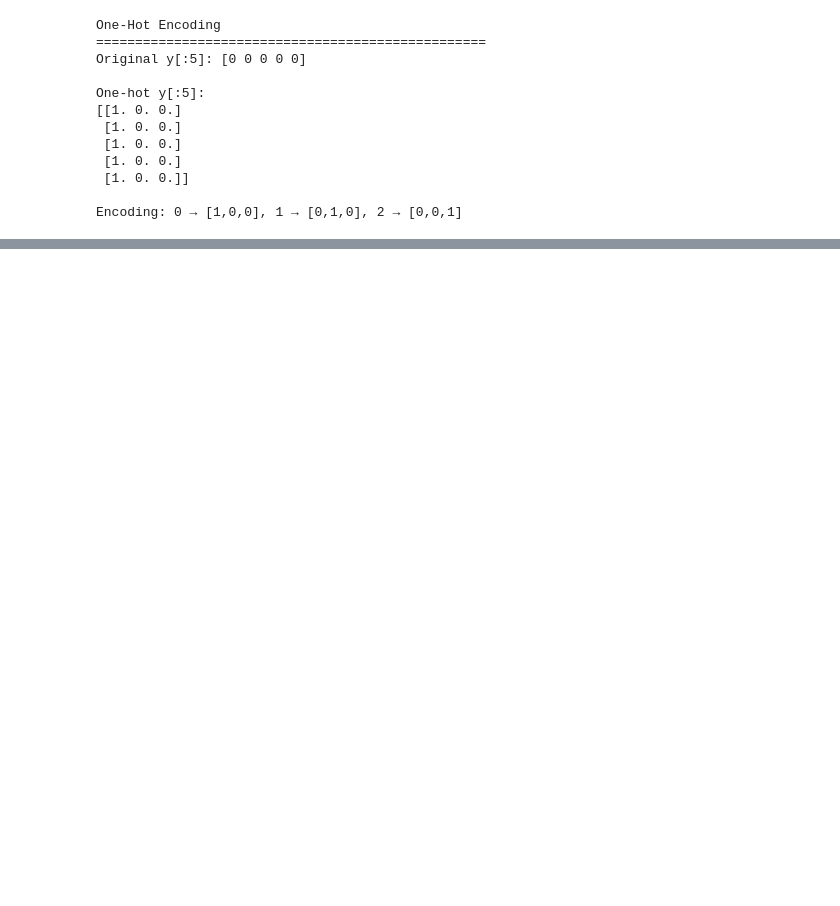
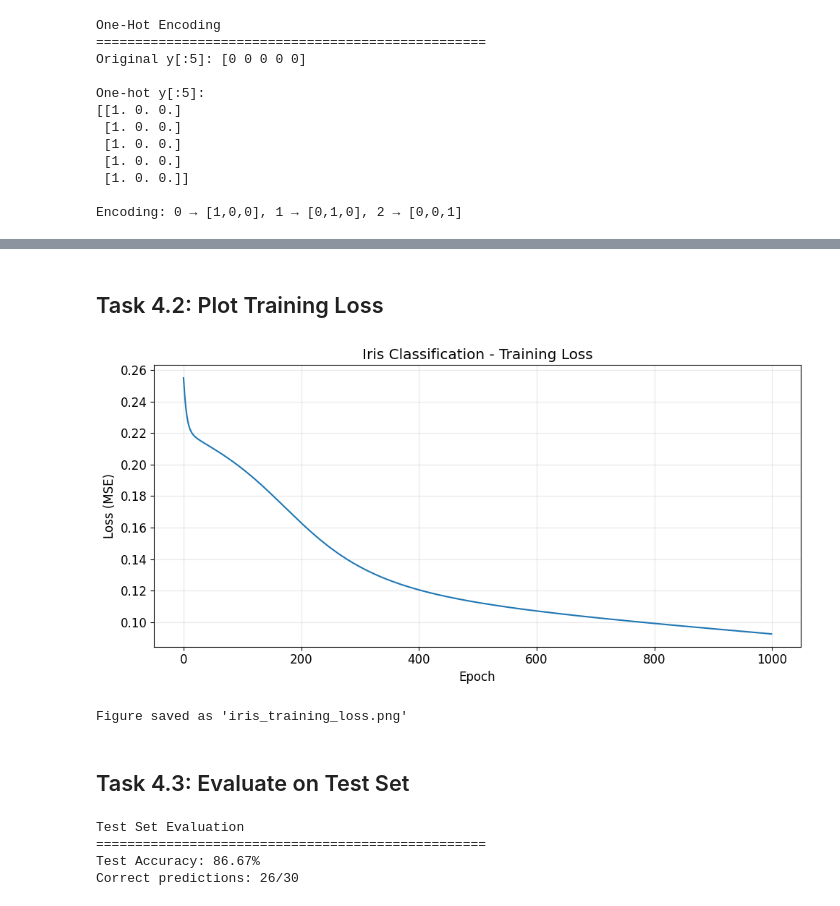
Before and after one commit to HaoYuYong/ARTIFICIAL-INTELLIGENCE, a Jupyter notebook: Lab2.ipynb, the cells around one changed output, grey strips where cells are left out. Drawn from its saved outputs; the diff is of its cells as text; code cells hidden in the pictures; blank space fills up the shorter version.

```diff
--- a/Lab2.ipynb
+++ b/Lab2.ipynb
@@ -314,0 +425,33 @@ Test set: 30 samples
+# %% [markdown]
+## Task 4.2: Plot Training Loss
+# %%
+plt.figure(figsize=(10, 5))
+plt.plot(losses_iris)
+plt.xlabel('Epoch')
+plt.ylabel('Loss (MSE)')
+plt.title('Iris Classification - Training Loss')
+plt.grid(True, alpha=0.3)
+plt.tight_layout()
+plt.savefig('iris_training_loss.png', dpi=150)
+plt.show()
+print("Figure saved as 'iris_training_loss.png'")
+# %% [output]
+[figure, added]
+Figure saved as 'iris_training_loss.png'
+# %% [markdown]
+## Task 4.3: Evaluate on Test Set
+# %%
+# Predictions
+y_pred = mlp_iris.predict(X_test)
+y_true = np.argmax(y_test, axis=1)
+# Accuracy
+accuracy = np.mean(y_pred == y_true)
+print("Test Set Evaluation")
+print("=" * 50)
+print(f"Test Accuracy: {accuracy * 100:.2f}%")
+print(f"Correct predictions: {np.sum(y_pred == y_true)}/{len(y_true)}")
+# %% [output]
+Test Set Evaluation
+==================================================
+Test Accuracy: 86.67%
+Correct predictions: 26/30
```
Also changed, not shown: parts of 8 cells of this notebook, 1 other file.
